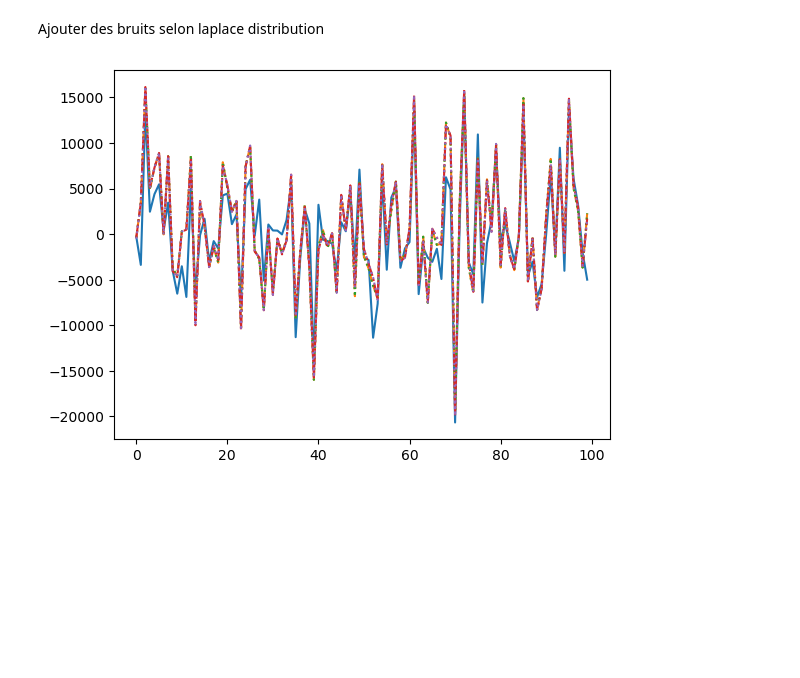
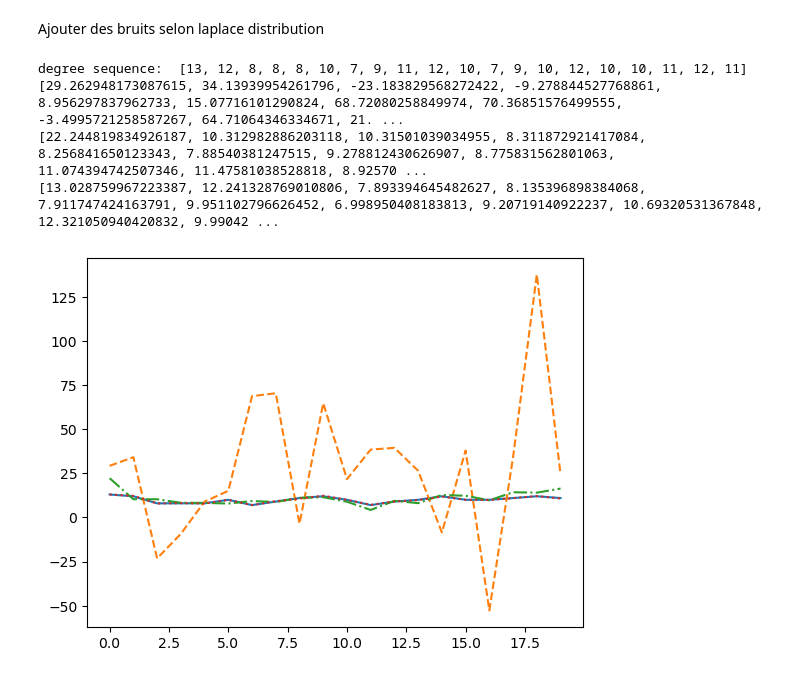
Before and after one commit to HYSI-CILY/Synthetic-graph-generation, a Jupyter notebook: rg.ipynb, the cells around one changed output. Cells and saved outputs as stored; diff of their text form; code cells hidden in the pictures; blank space fills up the shorter version.

```diff
--- a/rg.ipynb
+++ b/rg.ipynb
@@ -51,16 +55,16 @@ G.number_of_edges()
 # pseudo-clustering coefficient
 ## choose a node at random, choose two of its neighbors at random, and check if they are connected.
 
-def average_clustering(G, trials=1000):
+def average_clustering(graph, trials=1000):
     triangles = 0
-    nodes = G.nodes()
+    n = graph.number_of_nodes()
     for i in [int(random.random() * n) for i in range(trials)]:
         # neighbors of i
-        nbrs = list(G.adj[i])
+        nbrs = list(graph.adj[i])
         if len(nbrs) < 2:
             continue
         u, v = random.sample(nbrs, 2)
-        if u in G[v]:
+        if u in graph[v]:
             triangles +=1
     return triangles / float(trials)
 # %%
@@ -81,27 +134,31 @@ moy/10
 Ajouter des bruits selon laplace distribution
 # %%
 import matplotlib.pyplot as plt
-l = len(degree_sequence)
-x = list(range(l))
+size = len(degree_sequence)
+x = list(range(size))
 mean = 0
 scale = 1
-size = len(degree_sequence)
 plt.plot(x,degree_sequence)
-
-for epsilon in [0.001,0.01,0.1]:
+print("degree sequence: ",degree_sequence)
+for epsilon in [0.1,1,10]:
     scale = 2/epsilon
     random_variables = np.random.laplace(mean, scale, size)
-    d_laplace = degree_sequence
+    d_laplace = [0]*size
     for i in range (0,len(degree_sequence)):
         d_laplace[i]=degree_sequence[i]+random_variables[i]
-    if epsilon == 0.001:
+    if epsilon == 0.1:
         plt.plot(x,d_laplace,linestyle='--')
-    if epsilon == 0.01:
-        plt.plot(x,d_laplace,linestyle='-.')
     else:
-        plt.plot(x,d_laplace,linestyle=':')
-
+        if epsilon == 1:
+            plt.plot(x,d_laplace,linestyle='-.')
+        else:
+            plt.plot(x,d_laplace,linestyle=':')
+    print(d_laplace)
 plt.show()
 # %% [output]
+degree sequence:  [13, 12, 8, 8, 8, 10, 7, 9, 11, 12, 10, 7, 9, 10, 12, 10, 10, 11, 12, 11]
+[29.262948173087615, 34.13939954261796, -23.183829568272422, -9.278844527768861, 8.956297837962733, 15.07716101290824, 68.72080258849974, 70.36851576499555, -3.4995721258587267, 64.71064346334671, 21. ...
+[22.244819834926187, 10.312982886203118, 10.31501039034955, 8.311872921417084, 8.256841650123343, 7.88540381247515, 9.278812430626907, 8.775831562801063, 11.074394742507346, 11.47581038528818, 8.92570 ...
+[13.028759967223387, 12.241328769010806, 7.893394645482627, 8.135396898384068, 7.911747424163791, 9.951102796626452, 6.998950408183813, 9.20719140922237, 10.69320531367848, 12.321050940420832, 9.99042 ...
-[figure, old version]
+[figure, new version]
 # %%
```
Also changed, not shown: parts of 19 cells of this notebook, 5 other files.
